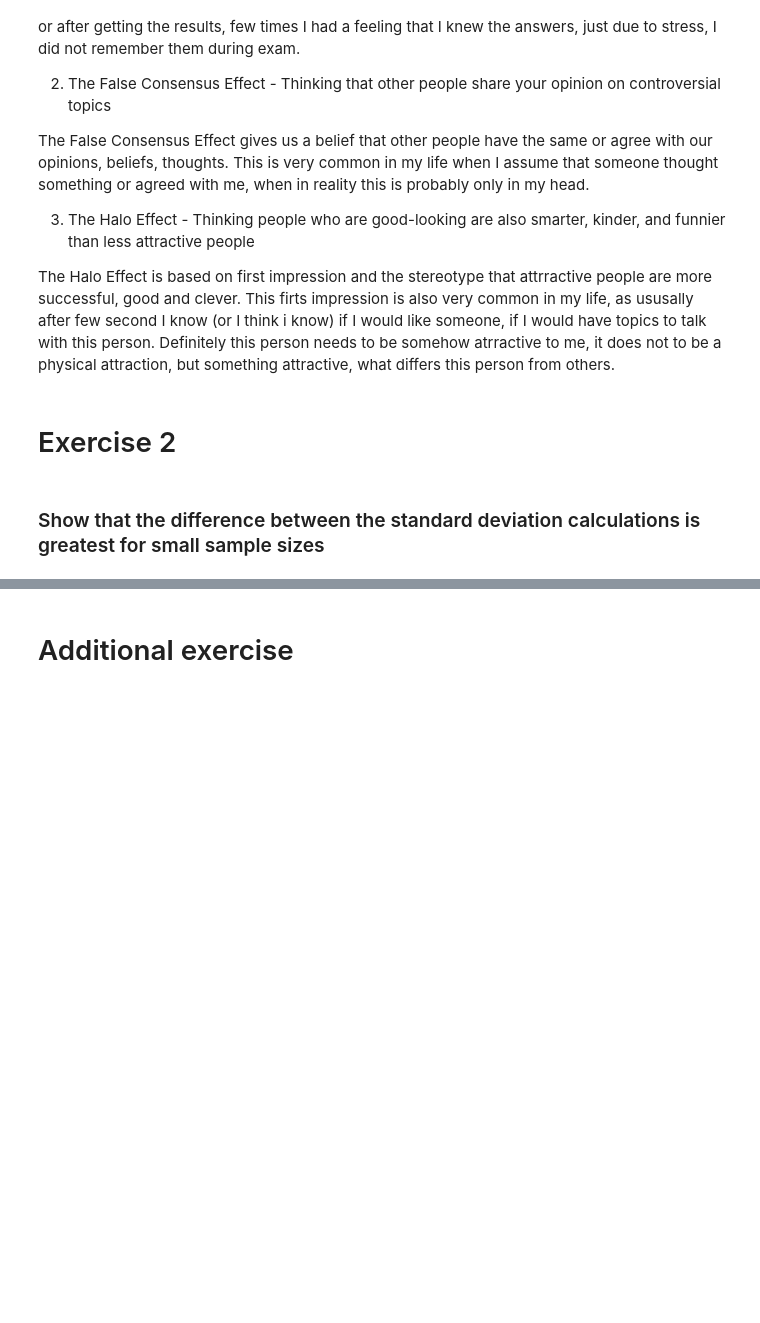
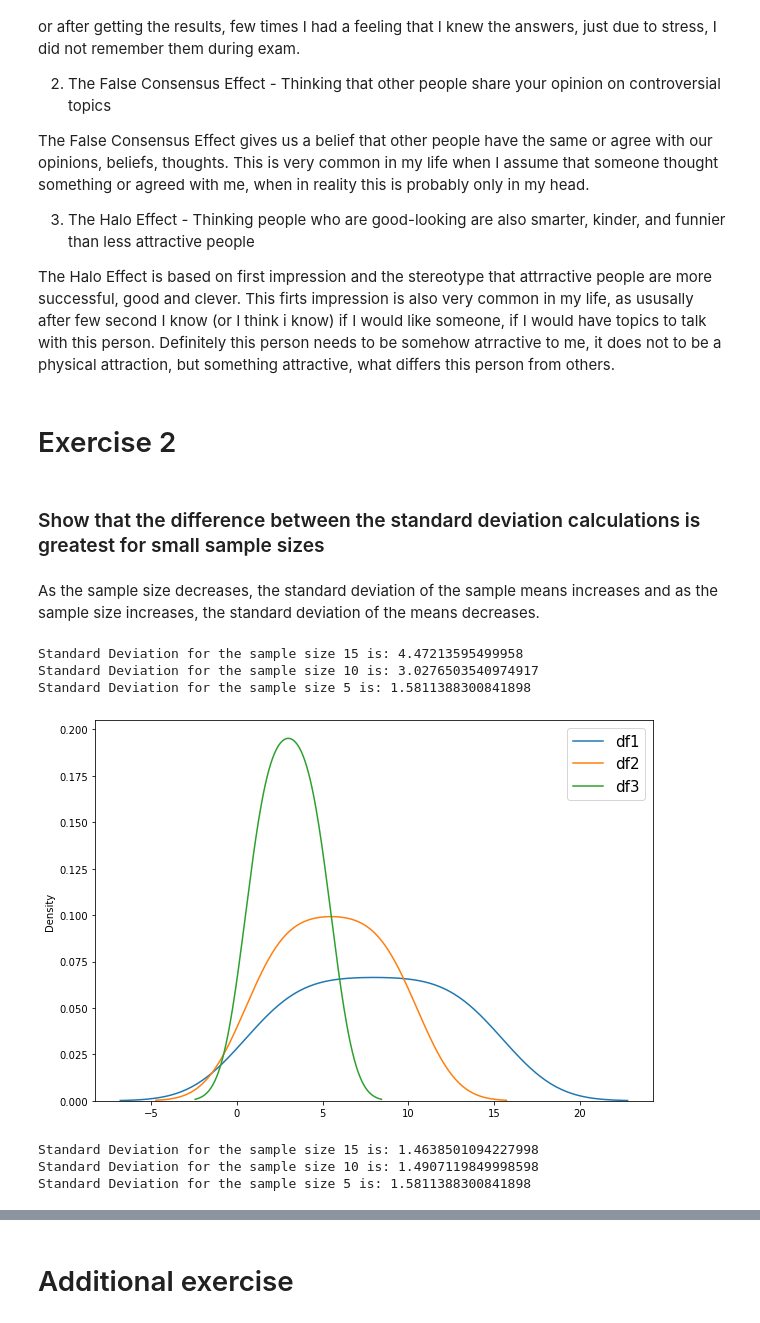
Before and after one commit to Anna20041983/funddata-assesment, a Jupyter notebook: practicals/03-bias-exercises.ipynb, the cells around one changed output, grey strips where cells are left out. Drawn from its saved outputs; the diff is of its cells as text; code cells hidden in the pictures; blank space fills up the shorter version.

```diff
--- a/practicals/03-bias-exercises.ipynb
+++ b/practicals/03-bias-exercises.ipynb
@@ -29,3 +29,5 @@ but something attractive, what differs this person from others.
 # Exercise 2
 # %% [markdown]
 ### Show that the difference between the standard deviation calculations is greatest for small sample sizes
+# %% [markdown]
+As the sample size decreases, the standard deviation of the sample means increases and as the sample size increases, the standard deviation of the means decreases.
@@ -31,0 +37,55 @@ but something attractive, what differs this person from others.
+# %%
+# Show that the standard deviation calculations is greatest for small sample sizes (check 1)
+
+# Apply 3 different sample sizes
+data1 = [1,2,3,4,5,6,7,8,9,10,11,12,13,14,15] # sample size 15
+data2 = [1,2,3,4,5,6,7,8,9,10]                # sample size 10
+data3 = [1,2,3,4,5]                           # sample size 5
+
+df1 = pd.Series(data1)
+df2 = pd.Series(data2)
+df3 = pd.Series(data3)
+
+# Calculate the Standard Deviation for each of the sample size
+print("Standard Deviation for the sample size of 15 is:", df1.std())
+print("Standard Deviation for the sample size of 10 is:", df2.std())
+print("Standard Deviation for the sample size of 5 is:", df3.std())
+# %% [output]
+Standard Deviation for the sample size 15 is: 4.47213595499958
+Standard Deviation for the sample size 10 is: 3.0276503540974917
+Standard Deviation for the sample size 5 is: 1.5811388300841898
+# %%
+# Show the Standard Deviation for each of the sample size
+
+# Apply plot size
+plt.figure(figsize=(10,7))
+
+sns.kdeplot(df1)
+sns.kdeplot(df2)
+sns.kdeplot(df3)
+
+plt.legend(['df1','df2','df3'], fontsize='15')
+
+plt.show()
+# %% [output]
+[figure, added]
+# %%
+# Show that the standard deviation calculations is greatest for small sample sizes (check 2)
+
+# Apply 3 different sample sizes
+data1 = [1,2,3,4,5,1,2,3,4,5,1,2,3,4,5] # sample size 15
+data2 = [1,2,3,4,5,1,2,3,4,5]           # sample size 10
+data3 = [1,2,3,4,5]                     # sample size 5
+
+df1 = pd.Series(data1)
+df2 = pd.Series(data2)
+df3 = pd.Series(data3)
+
+# Calculate the Standard Deviation for each of the sample size
+print("Standard Deviation for the sample size of 15 is:", df1.std())
+print("Standard Deviation for the sample size of 10 is:", df2.std())
+print("Standard Deviation for the sample size of 5 is:", df3.std())
+# %% [output]
+Standard Deviation for the sample size 15 is: 1.4638501094227998
+Standard Deviation for the sample size 10 is: 1.4907119849998598
+Standard Deviation for the sample size 5 is: 1.5811388300841898
```
Also changed, not shown: parts of 18 cells of this notebook.
